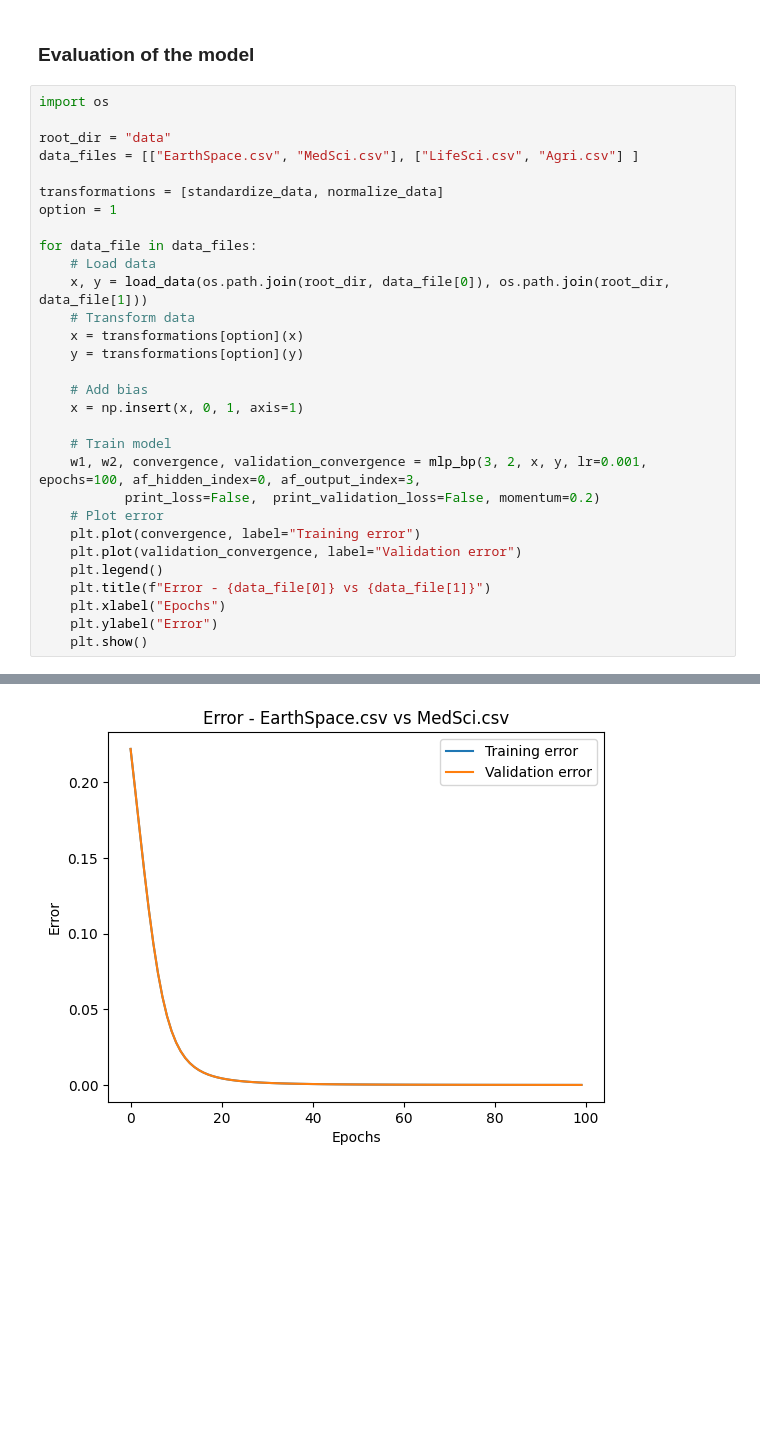
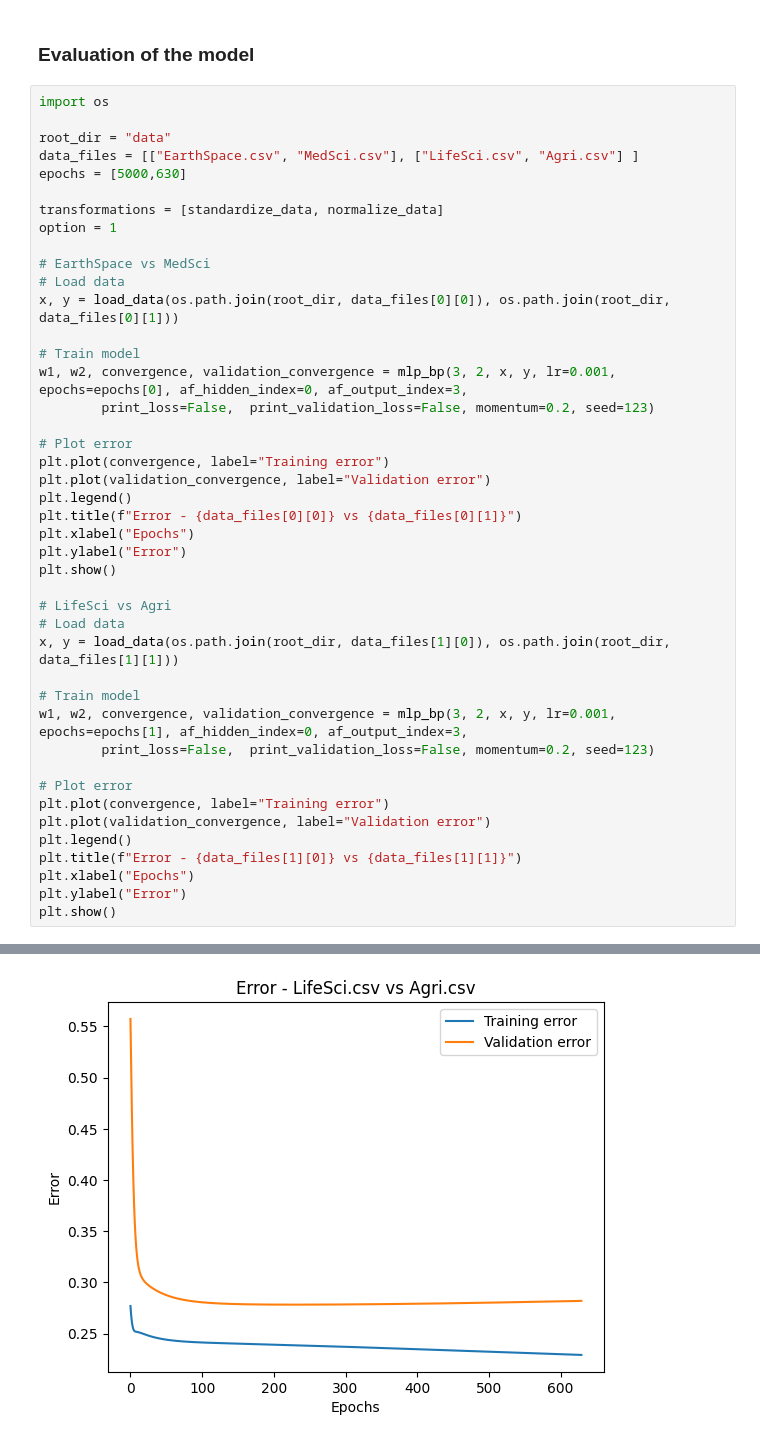
Before and after one commit to LeoGCode/Tarea-4--Backpropagation, a Jupyter notebook: mlp_bp.ipynb, the cells around one changed output, grey strips where cells are left out. Drawn from its saved outputs; the diff is of its cells as text; blank space fills up the shorter version.

```diff
--- a/mlp_bp.ipynb
+++ b/mlp_bp.ipynb
@@ -407,29 +449,42 @@ import os
 
 root_dir = "data"
 data_files = [["EarthSpace.csv", "MedSci.csv"], ["LifeSci.csv", "Agri.csv"] ]
+epochs = [5000,630]
 
 transformations = [standardize_data, normalize_data]
 option = 1
 
-for data_file in data_files:
-    # Load data
-    x, y = load_data(os.path.join(root_dir, data_file[0]), os.path.join(root_dir, data_file[1]))
-    # Transform data
-    x = transformations[option](x)
-    y = transformations[option](y)
+# EarthSpace vs MedSci
+# Load data
+x, y = load_data(os.path.join(root_dir, data_files[0][0]), os.path.join(root_dir, data_files[0][1]))
 
-    # Add bias
-    x = np.insert(x, 0, 1, axis=1)
+# Train model
+w1, w2, convergence, validation_convergence = mlp_bp(3, 2, x, y, lr=0.001, epochs=epochs[0], af_hidden_index=0, af_output_index=3,
+        print_loss=False,  print_validation_loss=False, momentum=0.2, seed=123)
 
-    # Train model
-    w1, w2, convergence, validation_convergence = mlp_bp(3, 2, x, y, lr=0.001, epochs=100, af_hidden_index=0, af_output_index=3,
-           print_loss=False,  print_validation_loss=False, momentum=0.2)
-    # Plot error
-    plt.plot(convergence, label="Training error")
-    plt.plot(validation_convergence, label="Validation error")
-    plt.legend()
-    plt.title(f"Error - {data_file[0]} vs {data_file[1]}")
-    plt.xlabel("Epochs")
-    plt.ylabel("Error")
-    plt.show()
+# Plot error
+plt.plot(convergence, label="Training error")
+plt.plot(validation_convergence, label="Validation error")
+plt.legend()
+plt.title(f"Error - {data_files[0][0]} vs {data_files[0][1]}")
+plt.xlabel("Epochs")
+plt.ylabel("Error")
+plt.show()
+
+# LifeSci vs Agri
+# Load data
+x, y = load_data(os.path.join(root_dir, data_files[1][0]), os.path.join(root_dir, data_files[1][1]))
+
+# Train model
+w1, w2, convergence, validation_convergence = mlp_bp(3, 2, x, y, lr=0.001, epochs=epochs[1], af_hidden_index=0, af_output_index=3,
+        print_loss=False,  print_validation_loss=False, momentum=0.2, seed=123)
+
+# Plot error
+plt.plot(convergence, label="Training error")
+plt.plot(validation_convergence, label="Validation error")
+plt.legend()
+plt.title(f"Error - {data_files[1][0]} vs {data_files[1][1]}")
+plt.xlabel("Epochs")
+plt.ylabel("Error")
+plt.show()
 # %% [output]
@@ -438 +494 @@ Final validation error: 6.981881228329525e-05
-[figure, old version]
+[figure, new version]
```
Also changed, not shown: parts of 3 cells of this notebook, 4 other files.
